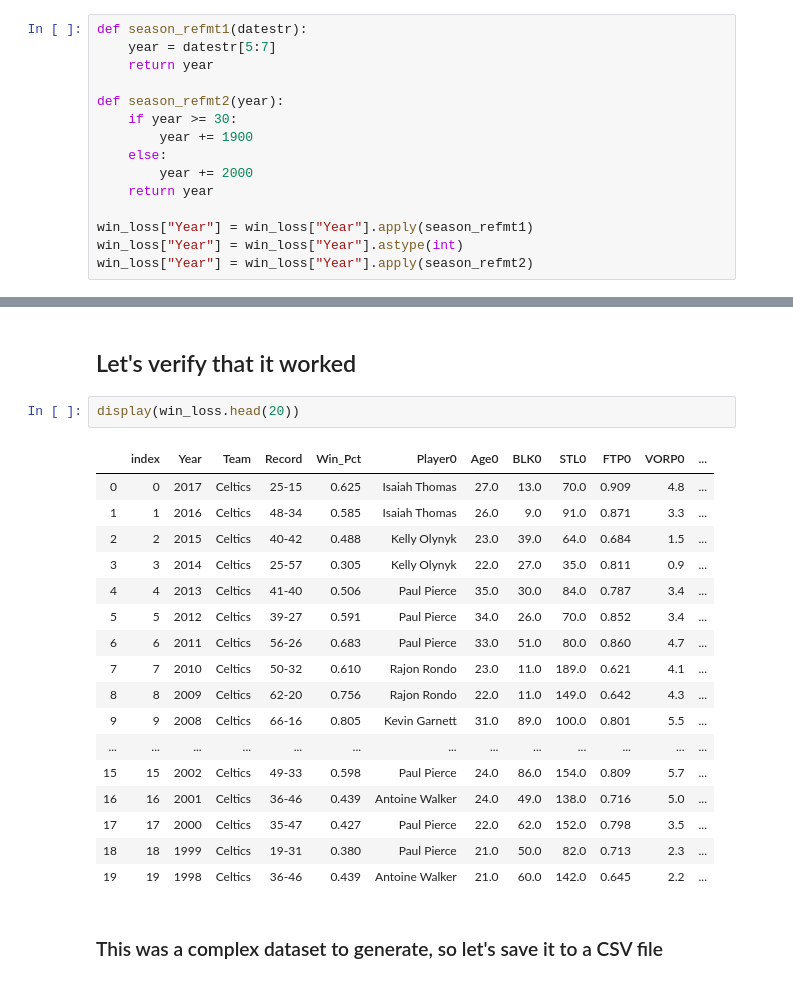
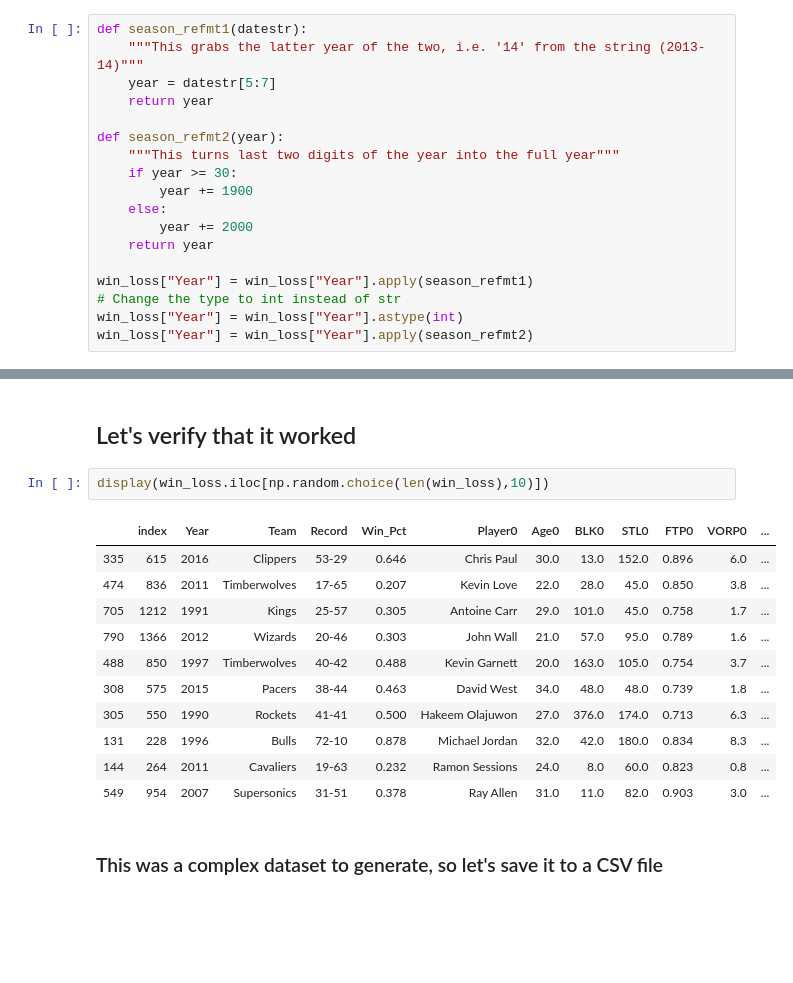
Before and after one commit to Graham-Dom/CSPB-3022-FinalProject, a Jupyter notebook: FinalProject.ipynb, the cells around one changed output, grey strips where cells are left out. Cells and saved outputs as stored; diff of their text form; blank space fills up the shorter version.

```diff
--- a/FinalProject.ipynb
+++ b/FinalProject.ipynb
@@ -125,10 +127,12 @@ player_stats = player_stats[player_stats.Tm != 'TOT']
 ## The year column in the team statistics dataset reflects a real NBA season, which runs from October of a given year until April of the following year. The years are formatted as 2012-2013, for example. The players dataset provides the latter of the two years, so we need to reformat the team statistics dataset before we can join them.
 # %%
 def season_refmt1(datestr):
+    """This grabs the latter year of the two, i.e. '14' from the string (2013-14)"""
     year = datestr[5:7]
     return year
 
 def season_refmt2(year):
+    """This turns last two digits of the year into the full year"""
     if year >= 30:
         year += 1900
     else:
@@ -136,6 +140,7 @@ def season_refmt2(year):
     return year
 
 win_loss["Year"] = win_loss["Year"].apply(season_refmt1)
+# Change the type to int instead of str
 win_loss["Year"] = win_loss["Year"].astype(int)
 win_loss["Year"] = win_loss["Year"].apply(season_refmt2)
 # %% [markdown]
@@ -318,26 +328,20 @@ for (year, team) in top_7_grouped.groups.keys():
             win_loss.loc[wl_index[(year,tm_abrvs[team])], field+str(i)] = player[field]
 # %% [markdown]
 ## Let's verify that it worked
-# %%
-display(win_loss.head(20))
-# %% [output]
-|  | index | Year | Team | Record | Win_Pct | Player0 | Age0 | BLK0 | STL0 | FTP0 | VORP0 | ... |
-| 0 | 0 | 2017 | Celtics | 25-15 | 0.625 | Isaiah Thomas | 27.0 | 13.0 | 70.0 | 0.909 | 4.8 | ... |
-| 1 | 1 | 2016 | Celtics | 48-34 | 0.585 | Isaiah Thomas | 26.0 | 9.0 | 91.0 | 0.871 | 3.3 | ... |
-| 2 | 2 | 2015 | Celtics | 40-42 | 0.488 | Kelly Olynyk | 23.0 | 39.0 | 64.0 | 0.684 | 1.5 | ... |
-| 3 | 3 | 2014 | Celtics | 25-57 | 0.305 | Kelly Olynyk | 22.0 | 27.0 | 35.0 | 0.811 | 0.9 | ... |
-| 4 | 4 | 2013 | Celtics | 41-40 | 0.506 | Paul Pierce | 35.0 | 30.0 | 84.0 | 0.787 | 3.4 | ... |
-| 5 | 5 | 2012 | Celtics | 39-27 | 0.591 | Paul Pierce | 34.0 | 26.0 | 70.0 | 0.852 | 3.4 | ... |
-| 6 | 6 | 2011 | Celtics | 56-26 | 0.683 | Paul Pierce | 33.0 | 51.0 | 80.0 | 0.860 | 4.7 | ... |
-| 7 | 7 | 2010 | Celtics | 50-32 | 0.610 | Rajon Rondo | 23.0 | 11.0 | 189.0 | 0.621 | 4.1 | ... |
-| 8 | 8 | 2009 | Celtics | 62-20 | 0.756 | Rajon Rondo | 22.0 | 11.0 | 149.0 | 0.642 | 4.3 | ... |
-| 9 | 9 | 2008 | Celtics | 66-16 | 0.805 | Kevin Garnett | 31.0 | 89.0 | 100.0 | 0.801 | 5.5 | ... |
-| ... | ... | ... | ... | ... | ... | ... | ... | ... | ... | ... | ... | ... |
-| 15 | 15 | 2002 | Celtics | 49-33 | 0.598 | Paul Pierce | 24.0 | 86.0 | 154.0 | 0.809 | 5.7 | ... |
-| 16 | 16 | 2001 | Celtics | 36-46 | 0.439 | Antoine Walker | 24.0 | 49.0 | 138.0 | 0.716 | 5.0 | ... |
-| 17 | 17 | 2000 | Celtics | 35-47 | 0.427 | Paul Pierce | 22.0 | 62.0 | 152.0 | 0.798 | 3.5 | ... |
-| 18 | 18 | 1999 | Celtics | 19-31 | 0.380 | Paul Pierce | 21.0 | 50.0 | 82.0 | 0.713 | 2.3 | ... |
-| 19 | 19 | 1998 | Celtics | 36-46 | 0.439 | Antoine Walker | 21.0 | 60.0 | 142.0 | 0.645 | 2.2 | ... |
+# %%
+display(win_loss.iloc[np.random.choice(len(win_loss),10)])
+# %% [output]
+|  | index | Year | Team | Record | Win_Pct | Player0 | Age0 | BLK0 | STL0 | FTP0 | VORP0 | ... |
+| 335 | 615 | 2016 | Clippers | 53-29 | 0.646 | Chris Paul | 30.0 | 13.0 | 152.0 | 0.896 | 6.0 | ... |
+| 474 | 836 | 2011 | Timberwolves | 17-65 | 0.207 | Kevin Love | 22.0 | 28.0 | 45.0 | 0.850 | 3.8 | ... |
+| 705 | 1212 | 1991 | Kings | 25-57 | 0.305 | Antoine Carr | 29.0 | 101.0 | 45.0 | 0.758 | 1.7 | ... |
+| 790 | 1366 | 2012 | Wizards | 20-46 | 0.303 | John Wall | 21.0 | 57.0 | 95.0 | 0.789 | 1.6 | ... |
+| 488 | 850 | 1997 | Timberwolves | 40-42 | 0.488 | Kevin Garnett | 20.0 | 163.0 | 105.0 | 0.754 | 3.7 | ... |
+| 308 | 575 | 2015 | Pacers | 38-44 | 0.463 | David West | 34.0 | 48.0 | 48.0 | 0.739 | 1.8 | ... |
+| 305 | 550 | 1990 | Rockets | 41-41 | 0.500 | Hakeem Olajuwon | 27.0 | 376.0 | 174.0 | 0.713 | 6.3 | ... |
+| 131 | 228 | 1996 | Bulls | 72-10 | 0.878 | Michael Jordan | 32.0 | 42.0 | 180.0 | 0.834 | 8.3 | ... |
+| 144 | 264 | 2011 | Cavaliers | 19-63 | 0.232 | Ramon Sessions | 24.0 | 8.0 | 60.0 | 0.823 | 0.8 | ... |
+| 549 | 954 | 2007 | Supersonics | 31-51 | 0.378 | Ray Allen | 31.0 | 11.0 | 82.0 | 0.903 | 3.0 | ... |
 # %% [markdown]
 ### This was a complex dataset to generate, so let's save it to a CSV file
 # %%
```
Also changed, not shown: parts of 31 cells of this notebook.
